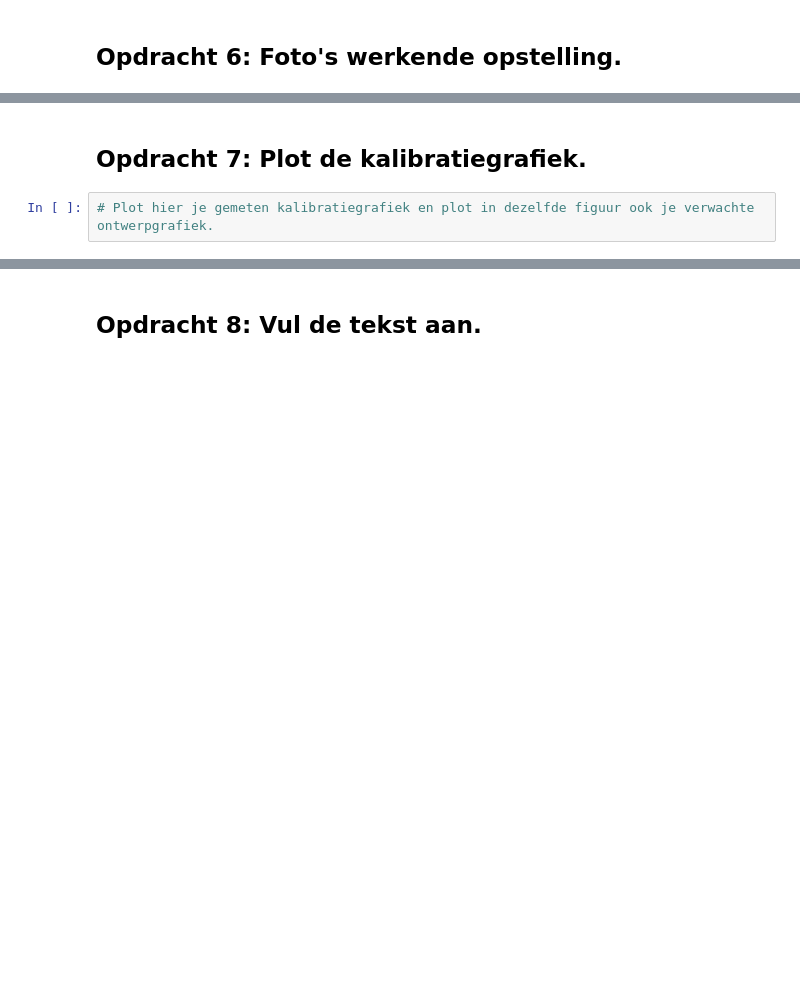
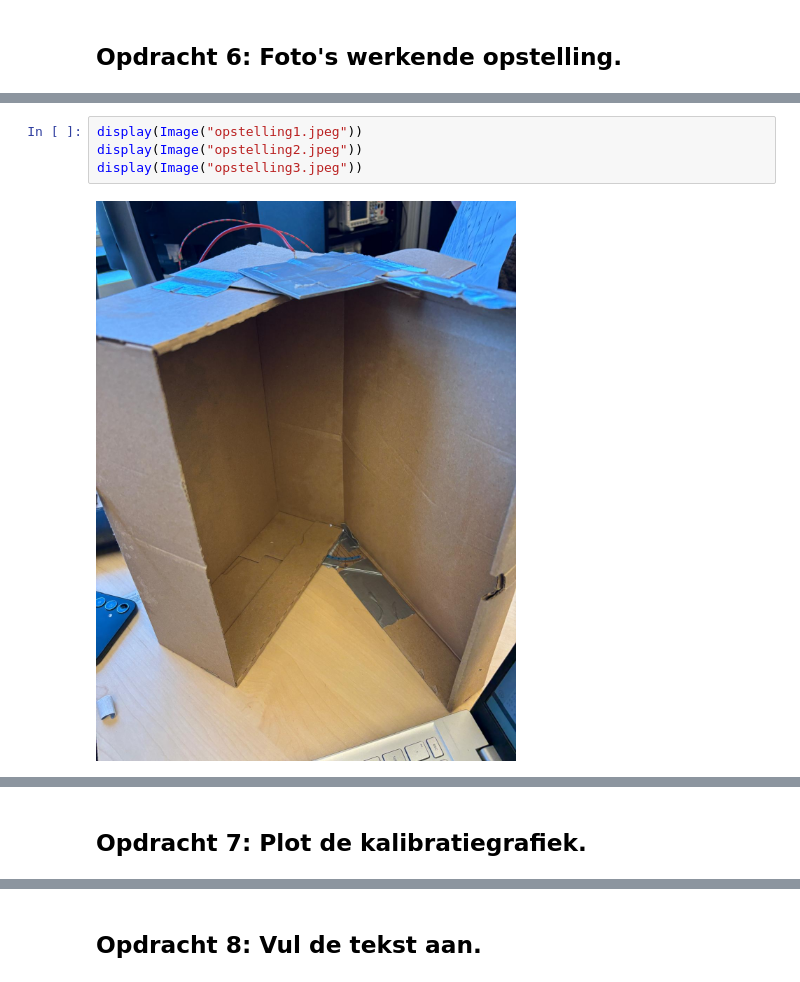
Before and after one commit to MatthiasGrablowitz/opdrachten-DEF-D, a Jupyter notebook: FysiekeOntwerpopdrachten/2OntwerpEenSensorCondensator/DEFOntwerpopdracht2OntwerpEenSensorInvulTemplate.ipynb, the cells around one changed output, grey strips where cells are left out. Cells and saved outputs as stored; diff of their text form; blank space fills up the shorter version.

```diff
--- a/FysiekeOntwerpopdrachten/2OntwerpEenSensorCondensator/DEFOntwerpopdracht2OntwerpEenSensorInvulTemplate.ipynb
+++ b/FysiekeOntwerpopdrachten/2OntwerpEenSensorCondensator/DEFOntwerpopdracht2OntwerpEenSensorInvulTemplate.ipynb
@@ -88,0 +130,6 @@ Pas deze tekst aan: Wij gaan een sensor maken die X meet.
+# %%
+display(Image("opstelling1.jpeg"))
+display(Image("opstelling2.jpeg"))
+display(Image("opstelling3.jpeg"))
+# %% [output]
+[figure, added]
@@ -89,4 +138,2 @@ Pas deze tekst aan: Wij gaan een sensor maken die X meet.
 # %% [markdown]
 ## Opdracht 7: Plot de kalibratiegrafiek.
-# %%
-# Plot hier je gemeten kalibratiegrafiek en plot in dezelfde figuur ook je verwachte ontwerpgrafiek.
```
Also changed, not shown: parts of 32 cells of this notebook, 8 other files.
